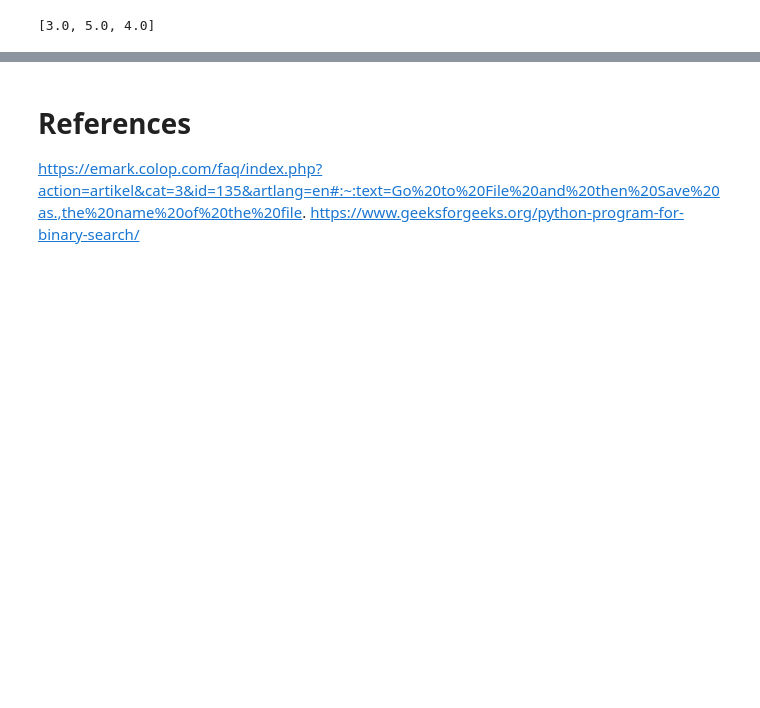
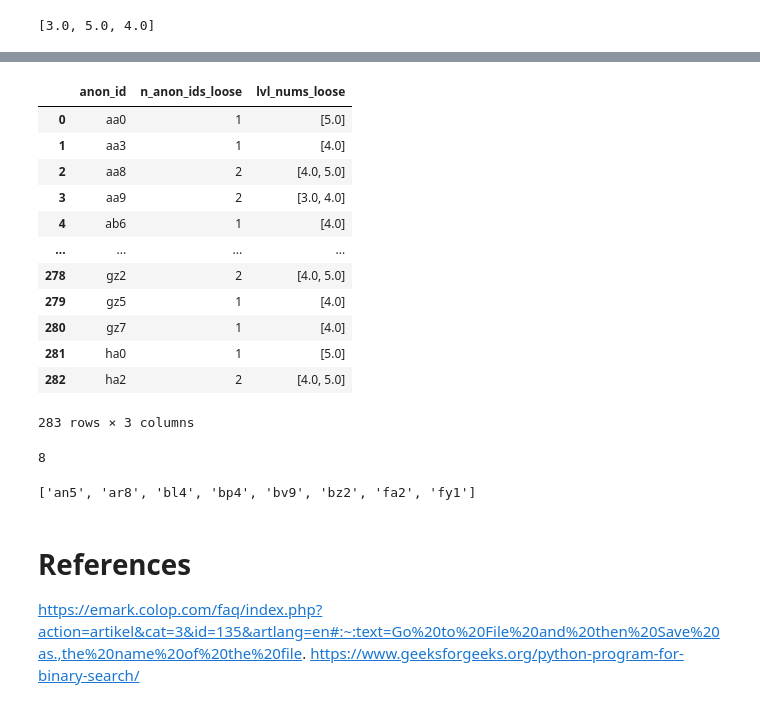
Before and after one commit to mencer456/LRDC-Research, a Jupyter notebook: LRDC-data-analysis.ipynb, the cells around one changed output, grey strips where cells are left out. Saved outputs shown, nothing was run; the diff lists cells and outputs as text; code cells hidden in the pictures; blank space fills up the shorter version.

```diff
--- a/LRDC-data-analysis.ipynb
+++ b/LRDC-data-analysis.ipynb
@@ -563,3 +617,46 @@ print(ind_lim.at[index,'lvl_nums_lim'])
+# %%
+# this code gets how many times an id appeared (n_anon_ids) as well as an array of what levels they participated in (lvl_nums)
+clean_ids_lvl_loose=final_loose.groupby('anon_id').agg(
+    n_anon_ids_loose=('level_id', 'nunique'),
+    lvl_nums_loose=('level_id', get_uniques)
+)
+
+#changes the clean_ids_lvl's index so we can access the anon_id easier
+ind_loose= clean_ids_lvl_loose.reset_index()
+ind_loose
+# %% [output]
+|  | anon_id | n_anon_ids_loose | lvl_nums_loose |
+| 0 | aa0 | 1 | [5.0] |
+| 1 | aa3 | 1 | [4.0] |
+| 2 | aa8 | 2 | [4.0, 5.0] |
+| 3 | aa9 | 2 | [3.0, 4.0] |
+| 4 | ab6 | 1 | [4.0] |
+| ... | ... | ... | ... |
+| 278 | gz2 | 2 | [4.0, 5.0] |
+| 279 | gz5 | 1 | [4.0] |
+| 280 | gz7 | 1 | [4.0] |
+| 281 | ha0 | 1 | [5.0] |
+| 282 | ha2 | 2 | [4.0, 5.0] |
+283 rows × 3 columns
+# %%
+# for loop that checks if lvl_nums has all three levels in it (3,4, and 5)
+# if there are three values in lvl_nums, the anon_id is appended to the all_three list
+ind=0
+all_three_loose=[]
+append=''
+for i in ind_loose.anon_id:
+    if ind_loose.iat[ind, 1]==3:
+        append=ind_loose.at[ind,'anon_id']
+        all_three_loose.append(append)
+    ind=ind+1
+
+len(all_three_loose)
+# %% [output]
+8
+# %%
+print(all_three_loose)
+# %% [output]
+['an5', 'ar8', 'bl4', 'bp4', 'bv9', 'bz2', 'fa2', 'fy1']
 # %% [markdown]
 # References
 https://emark.colop.com/faq/index.php?action=artikel&cat=3&id=135&artlang=en#:~:text=Go%20to%20File%20and%20then%20Save%20as.,the%20name%20of%20the%20file.
```
Also changed, not shown: parts of 4 cells of this notebook.
